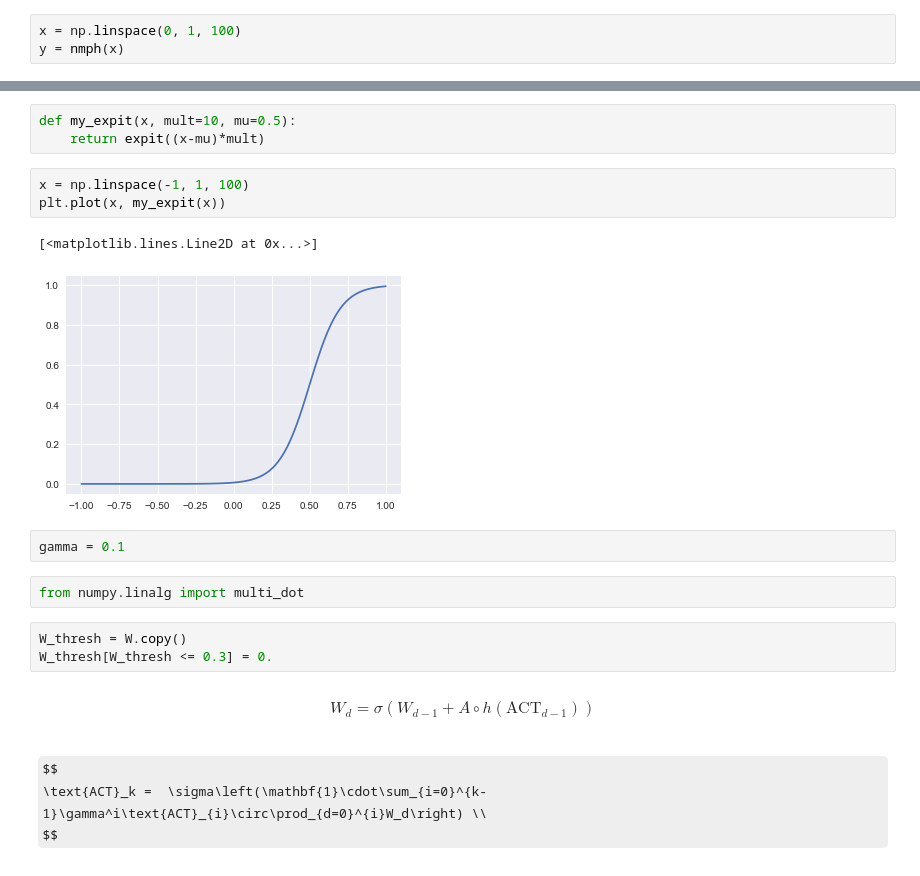
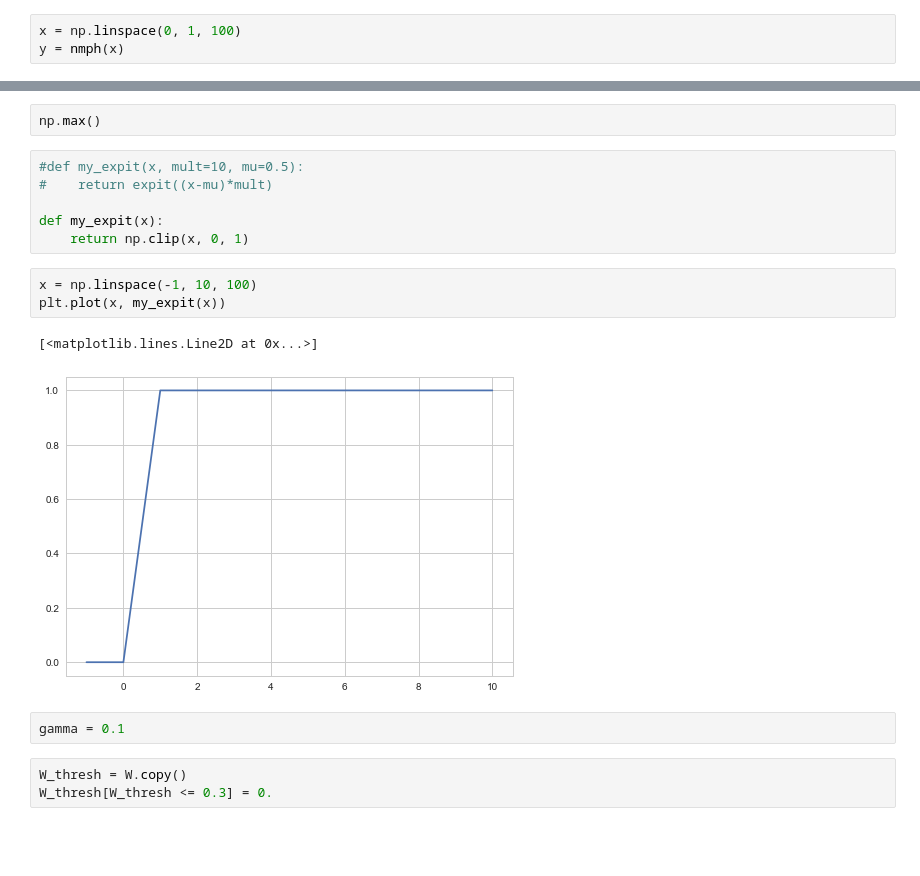
Before and after one commit to mvdoc/graphsemnet, a Jupyter notebook: notebooks/equations_algorithm.ipynb, the cells around one changed output, grey strips where cells are left out. Saved outputs shown, nothing was run; the diff lists cells and outputs as text; some formulas as TeX source; blank space fills up the shorter version.

```diff
--- a/notebooks/equations_algorithm.ipynb
+++ b/notebooks/equations_algorithm.ipynb
@@ -72,24 +72,19 @@ plt.plot(x, y)
+# %%
+np.max()
 # %%
-def my_expit(x, mult=10, mu=0.5):
-    return expit((x-mu)*mult)
+#def my_expit(x, mult=10, mu=0.5):
+#    return expit((x-mu)*mult)
+
+def my_expit(x):
+    return np.clip(x, 0, 1)
 # %%
-x = np.linspace(-1, 1, 100)
+x = np.linspace(-1, 10, 100)
 plt.plot(x, my_expit(x))
 # %% [output]
 [<matplotlib.lines.Line2D at 0x...>]
-[figure, old version]
+[figure, new version]
 # %%
 gamma = 0.1
-# %%
-from numpy.linalg import multi_dot
 # %%
 W_thresh = W.copy()
 W_thresh[W_thresh <= 0.3] = 0.
-# %% [markdown]
-$$
-W_d = \sigma\left(W_{d-1} + A\circ h(\text{ACT}_{d-1})\right)
-$$
-# %% [markdown]
-$$
-\text{ACT}_k =  \sigma\left(\mathbf{1}\cdot\sum_{i=0}^{k-1}\gamma^i\text{ACT}_{i}\circ\prod_{d=0}^{i}W_d\right) \\
-$$
```
Also changed, not shown: parts of 80 cells of this notebook.
